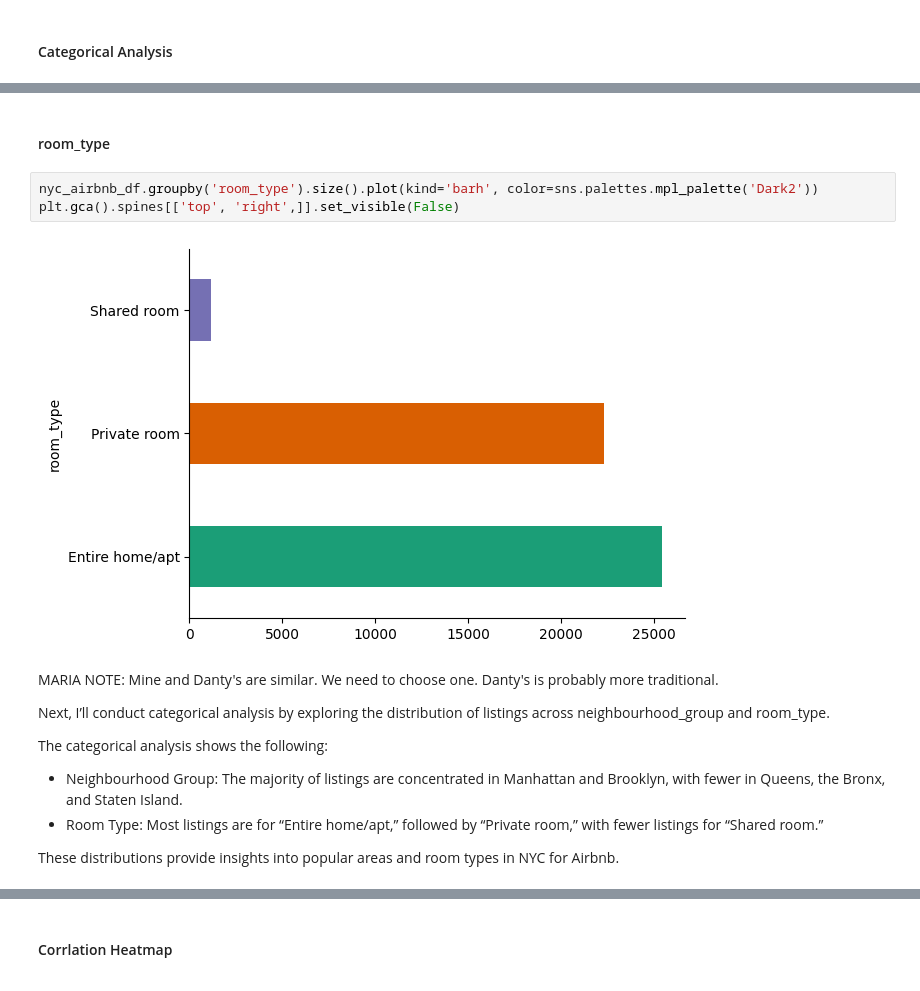
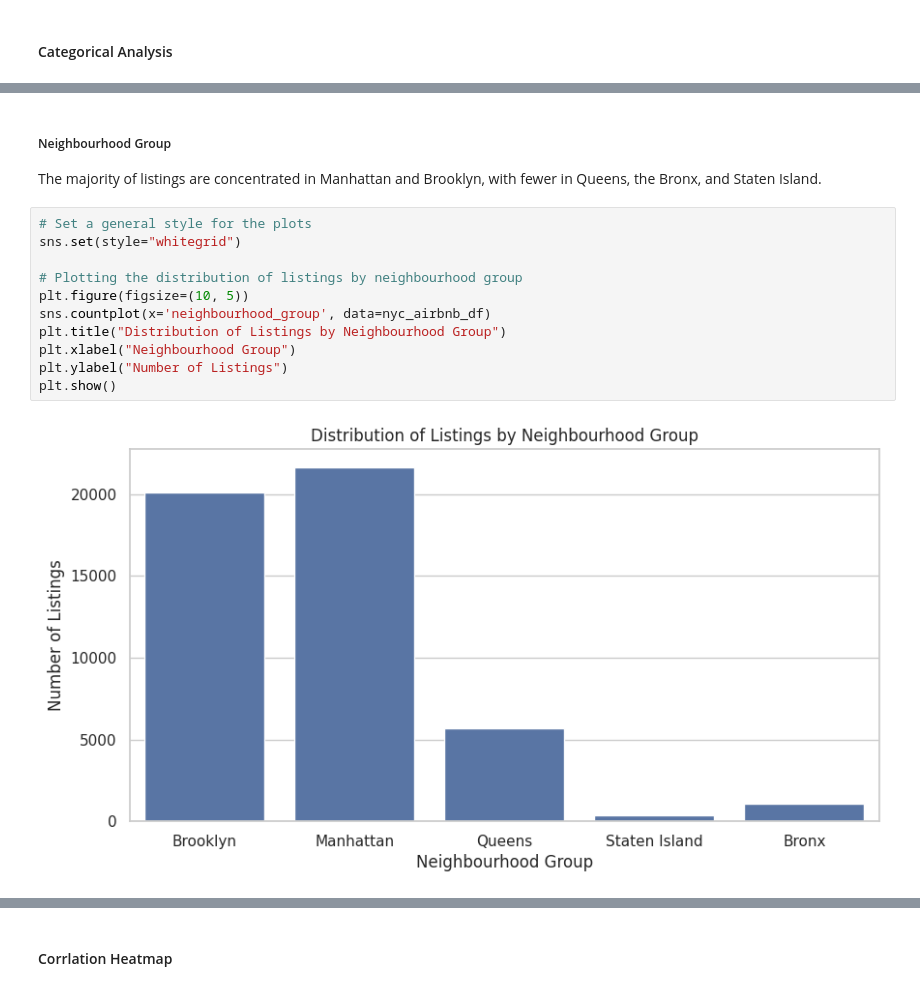
Before and after one commit to mariaingold/AirbnbNYC, a Jupyter notebook: AirbnbNYC.ipynb, the cells around one changed output, grey strips where cells are left out. Drawn from its saved outputs; the diff is of its cells as text.

```diff
--- a/AirbnbNYC.ipynb
+++ b/AirbnbNYC.ipynb
@@ -317,17 +369,17 @@ plt.gca().spines[['top', 'right',]].set_visible(False)
-# %% [markdown]
-#### room_type
-# %%
-nyc_airbnb_df.groupby('room_type').size().plot(kind='barh', color=sns.palettes.mpl_palette('Dark2'))
-plt.gca().spines[['top', 'right',]].set_visible(False)
-# %% [output]
-[figure, removed]
-# %% [markdown]
-MARIA NOTE: Mine and Danty's are similar. We need to choose one. Danty's is probably more traditional.
-
-Next, I’ll conduct categorical analysis by exploring the distribution of listings across neighbourhood_group and room_type.
-
-The categorical analysis shows the following:
-- Neighbourhood Group: The majority of listings are concentrated in Manhattan and Brooklyn, with fewer in Queens, the Bronx, and Staten Island.
-- Room Type: Most listings are for “Entire home/apt,” followed by “Private room,” with fewer listings for “Shared room.”
-
-These distributions provide insights into popular areas and room types in NYC for Airbnb.
+# %% [markdown]
+##### Neighbourhood Group
+
+The majority of listings are concentrated in Manhattan and Brooklyn, with fewer in Queens, the Bronx, and Staten Island.
+# %%
+# Set a general style for the plots
+sns.set(style="whitegrid")
+
+# Plotting the distribution of listings by neighbourhood group
+plt.figure(figsize=(10, 5))
+sns.countplot(x='neighbourhood_group', data=nyc_airbnb_df)
+plt.title("Distribution of Listings by Neighbourhood Group")
+plt.xlabel("Neighbourhood Group")
+plt.ylabel("Number of Listings")
+plt.show()
+# %% [output]
+[figure, added]
```
Also changed, not shown: parts of 90 cells of this notebook.
